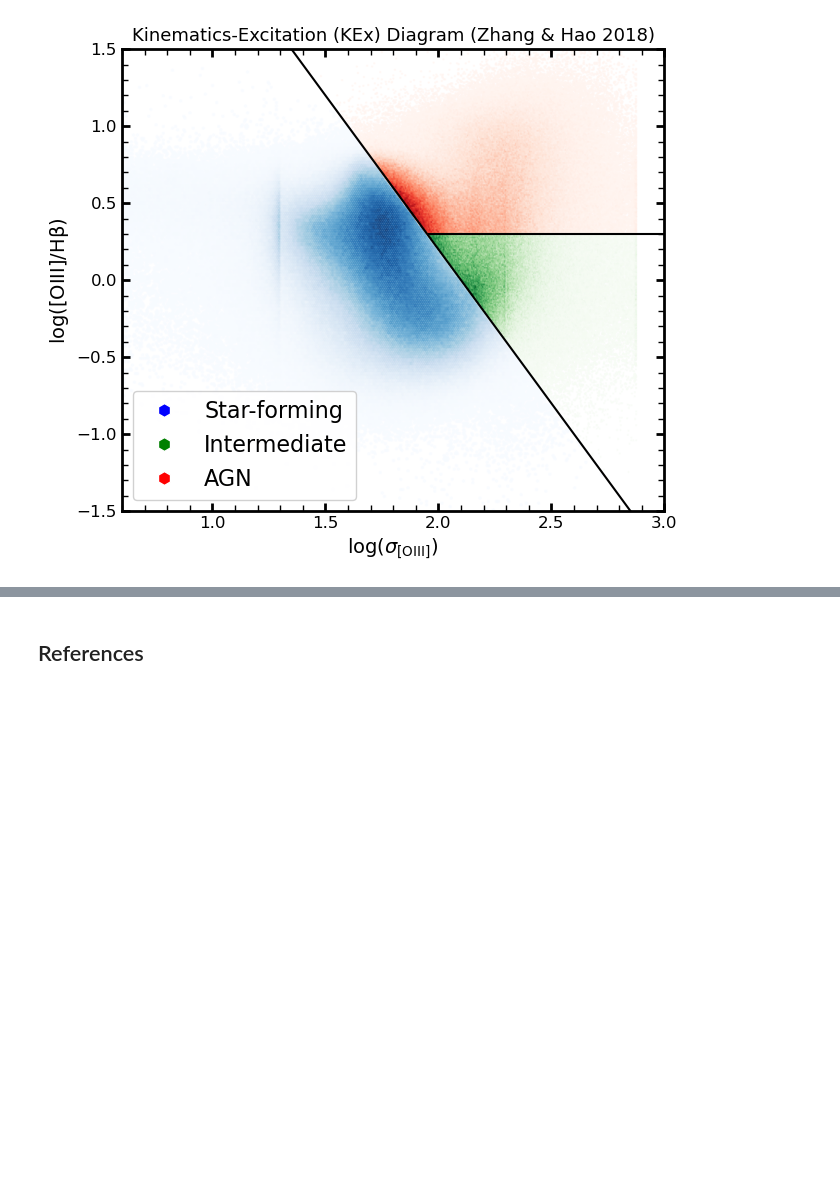
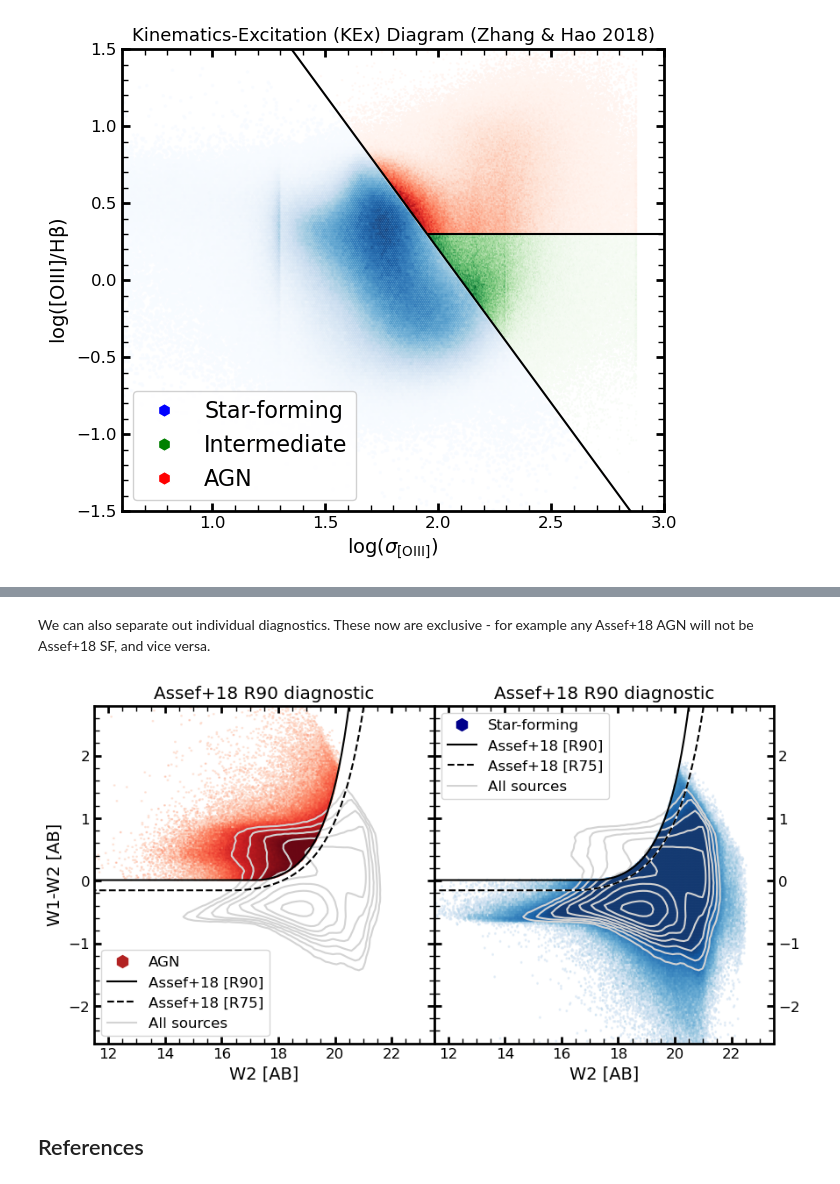
Before and after one commit to cosmodesi/desigaldev, a Jupyter notebook: AgnCats/notebooks/01_how_to_use_AGNQSO_catalog.ipynb, the cells around one changed output, grey strips where cells are left out. Saved outputs shown, nothing was run; the diff lists cells and outputs as text; code cells hidden in the pictures; blank space fills up the shorter version.

```diff
--- a/AgnCats/notebooks/01_how_to_use_AGNQSO_catalog.ipynb
+++ b/AgnCats/notebooks/01_how_to_use_AGNQSO_catalog.ipynb
@@ -661,0 +702,12 @@ Claire
+# %%
+## using bitmasks - this is at fixed S/N threshold of >3
+has_w1w2 = (T['IR_TYPE'] & IR_TYPE.WISE_W12 != 0)
+has_w1w2_only = ((T['IR_TYPE'] & IR_TYPE.WISE_W12 != 0) & (T['IR_TYPE'] & IR_TYPE.WISE_W123==0))
+has_w1w2w3 = (T['IR_TYPE'] & IR_TYPE.WISE_W123 != 0)
+
+## WISE colors and W2 mag in AB magnitudes (W1-W2 and W2-W3)
+mag_w1 = -2.5*np.log10(T2['FLUX_W1']) + 22.5 # W2 mag
+mag_w2 = -2.5*np.log10(T2['FLUX_W2']) + 22.5 # W2 mag
+mag_w3 = -2.5*np.log10(T2['FLUX_W3']) + 22.5 # W2 mag
+color_w1w2 = -2.5*np.log10(T2['FLUX_W1']/T2['FLUX_W2']) # W1 mag - W2 mag
+color_w2w3 = -2.5*np.log10(T2['FLUX_W2']/T2['FLUX_W3']) # W2 mag - W3 mag
@@ -661,0 +763,5 @@ Claire
+# %% [markdown]
+We can also separate out individual diagnostics. These now are exclusive - for example any Assef+18 AGN will not be Assef+18 SF, and vice versa.
+# %%
+is_a18_agn = (T['IR_TYPE'] & IR_TYPE.mask('WISE_AGN_A18') != 0)
+is_a18_sf = (T['IR_TYPE'] & IR_TYPE.mask('WISE_SF_A18') != 0)
@@ -662,2 +810,47 @@ Claire
+# %%
+## Figure with separate panel for AGN (left) and SF (right)
+fig, (ax1, ax2) = plt.subplots(1, 2, figsize=(10,5))
+plt.subplots_adjust(wspace=0.)
+
+h1, = ax1.plot(np.nan, np.nan, color='firebrick', marker='h', markersize=1, label='AGN', ls='none')
+h2, = ax2.plot(np.nan, np.nan, color='darkblue', marker='h', markersize=1, label='Star-forming', ls='none')
+h3, = ax1.plot(np.nan, np.nan, color = 'lightgrey', label='All sources')
+
+p0 = ax1.hexbin(mag_w2[is_a18_agn&has_w1w2], color_w1w2[is_a18_agn&has_w1w2], mincnt=1, gridsize=300, norm=LogNorm(norm_min, norm_max), alpha=0.5, label='AGN', cmap='Reds')
+p1 = ax2.hexbin(mag_w2[is_a18_sf&has_w1w2], color_w1w2[is_a18_sf&has_w1w2], mincnt=1, gridsize=300, norm=LogNorm(norm_min, norm_max), alpha=0.5, label='Star-forming', cmap='Blues')
+
+## add overall contours
+# 2-d histogram density of all the galaxies
+dens_all,_,_ = np.histogram2d(mag_w2[has_w1w2], color_w1w2[has_w1w2], range=[[11,24],[-3, 3]], bins=100, density=True)
+dens_colmag = dens_all.T
+
+levels = np.power(10,np.arange(-2.3,1,0.3))
+
+# Assef+18 lines for plotting
+# note that in Assef+18 Vega magnitudes are used, but in the DESI catalog we use AB magnitudes
+# conversions can be found in the function assef18_line above, or see WISE documentation
+xx_a18, yy_a18 = assef18_line(reliability=90)
+xx_a18_r75, yy_a18_r75 = assef18_line(reliability=75)
+
+for ax, h in zip([ax1, ax2], [h1, h2]):
+    ax.set_xlabel('W2 [AB]', fontsize=14)
+    ax.set_title('Assef+18 R90 diagnostic')
+    ax.set_xlim(11.5,23.5)
+    ax.set_ylim(-2.6,2.8)
+    ax.contour(dens_colmag, colors = 'lightgrey', extent = (11, 24, -3, 3), levels=levels)
+
+    # Assef+ lines
+    h_a18_r90, = ax.plot(xx_a18, yy_a18, color='k', label='Assef+18 [R90]')
+    ax.plot(xx_a18_r75, yy_a18_r75, color='w', ls='-')
+    h_a18_r75, = ax.plot(xx_a18_r75, yy_a18_r75, color='k', ls='--', label='Assef+18 [R75]')
+
+    ax.legend(handles=[h, h_a18_r90, h_a18_r75, h3], markerscale=10)
+
+ax2.tick_params(labelleft=False, labelright=True)
+ax1.set_ylabel('W1-W2 [AB]', fontsize=14)
+
+plt.show()
+# %% [output]
+[figure, added]
 # %% [markdown]
 ## References
```
Also changed, not shown: parts of 11 cells of this notebook.
